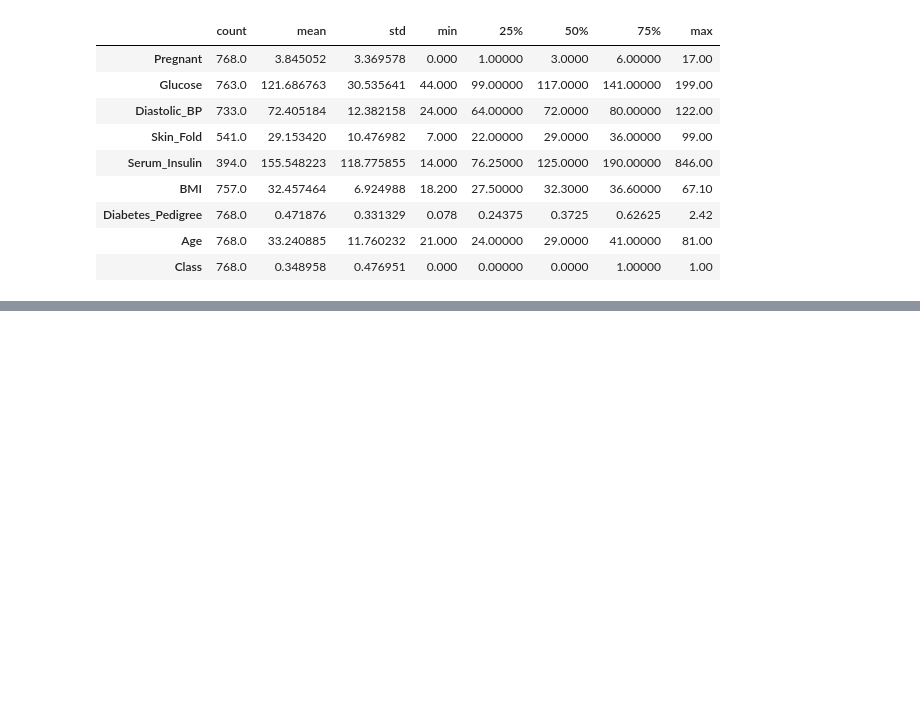
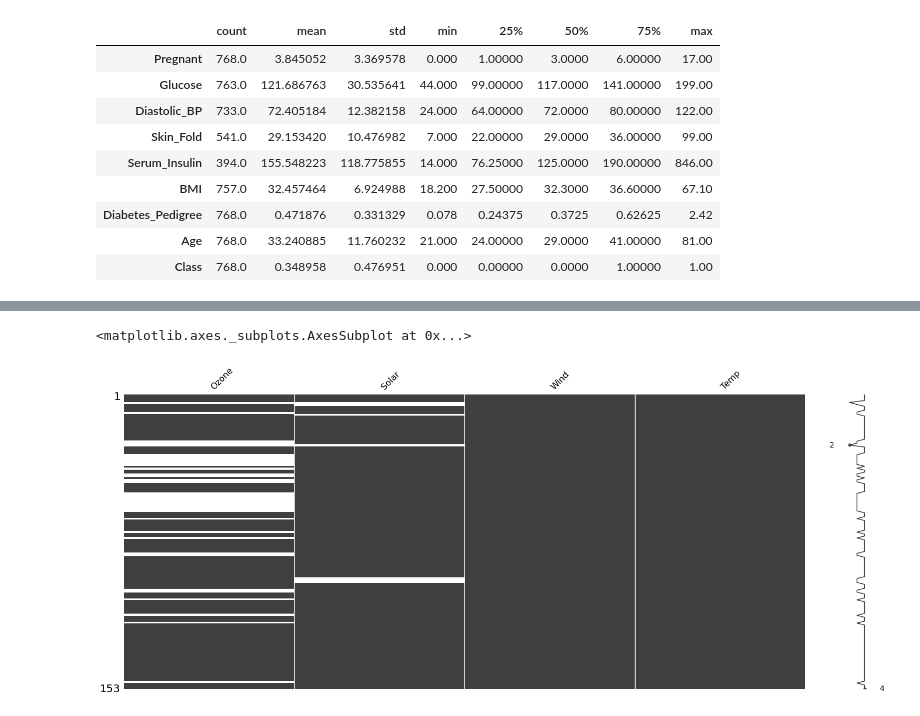
Before and after one commit to trillianx/machine_learning_notes, a Jupyter notebook: Datacamp/Dealing With Missing Data/Dealing with Missing Data.ipynb, the cells around one changed output, grey strips where cells are left out. Saved outputs shown, nothing was run; the diff lists cells and outputs as text; code cells hidden in the pictures; blank space fills up the shorter version.

```diff
--- a/Datacamp/Dealing With Missing Data/Dealing with Missing Data.ipynb
+++ b/Datacamp/Dealing With Missing Data/Dealing with Missing Data.ipynb
@@ -33,0 +88,5 @@ pima.loc[:, 'BMI'] = pima.loc[:, 'BMI'].replace(np.nan, 0)
+# %%
+msno.matrix(df_air)
+# %% [output]
+<matplotlib.axes._subplots.AxesSubplot at 0x...>
+[figure, added]
```
Also changed, not shown: parts of 16 cells of this notebook, 13 other files.
